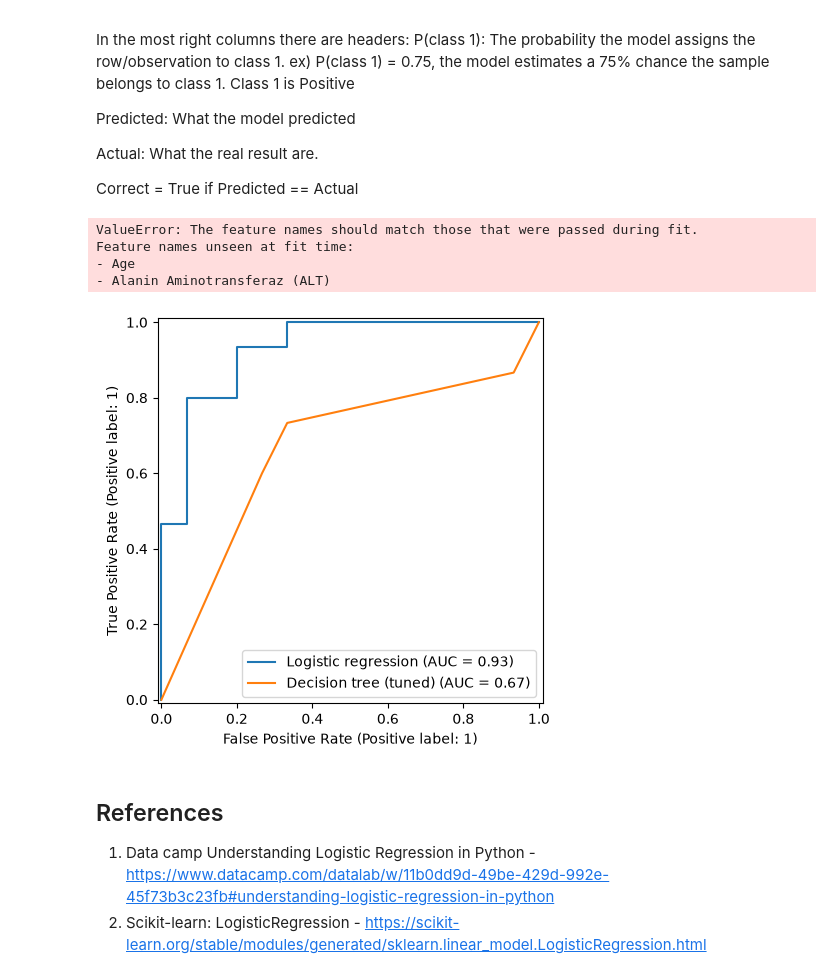
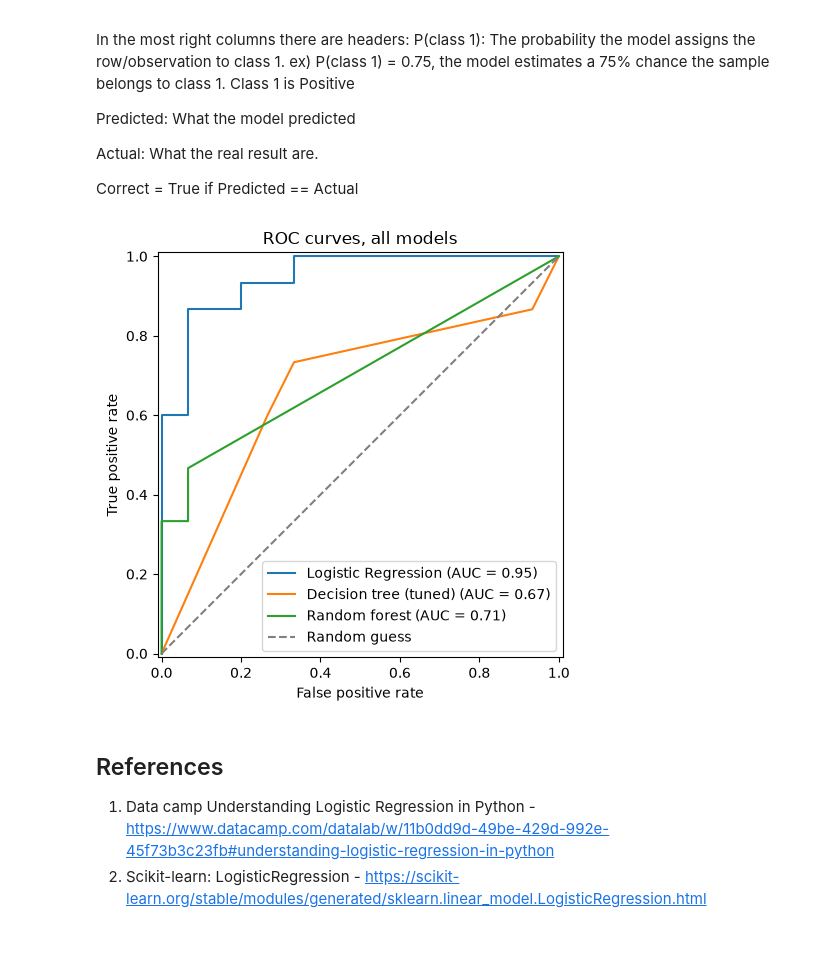
Before and after one commit to aaamainorg/dat540-group1, a Jupyter notebook: EML_gallstone.ipynb, the cells around one changed output. Drawn from its saved outputs; the diff is of its cells as text; code cells hidden in the pictures; blank space fills up the shorter version.

```diff
--- a/EML_gallstone.ipynb
+++ b/EML_gallstone.ipynb
@@ -938,10 +938,10 @@ Test data: (58, 38)
 #Scaling the features using StandardScaler
 scaler=StandardScaler()
 
-X_train[continous_features]=scaler.fit_transform(X_train[continous_features])
-X_test[continous_features]=scaler.transform(X_test[continous_features])
+X_train[SELECTED_FEATURES]=scaler.fit_transform(X_train[SELECTED_FEATURES])
+X_test[SELECTED_FEATURES]=scaler.transform(X_test[SELECTED_FEATURES])
 
-validation_set_df[continous_features]=scaler.transform(validation_set_df[continous_features])
+validation_set_df[SELECTED_FEATURES]=scaler.transform(validation_set_df[SELECTED_FEATURES])
 
-X_train[continous_features].describe().round(2)
+X_train[SELECTED_FEATURES].describe().round(2)
 # %% [output]
@@ -1743,7 +1744,7 @@ match feature_select:
 
 
 
-rf = RandomForrest(random_state = 14, test_size = 0.2, target = target, features = FEATURES) # Initiate RandomForrest with test_size = 0.3
+rf = RandomForrest(random_state = 77, test_size = TEST_SIZE, target = target, features = FEATURES) # Initiate RandomForrest with test_size = 0.3
 # rf.train_model() # Calling train_model with params
 
 # case 3: gives the best accuracy.
@@ -1856,21 +1857,17 @@ Correct = True if Predicted == Actual
 # %%
 fig, ax = plt.subplots(figsize=(6, 5))
 
-metrics.RocCurveDisplay.from_estimator(scaled_logreg_model, X_val, y_val, name = "Logistic regression", ax =  ax)
+metrics.RocCurveDisplay.from_estimator(scaled_logreg_model, X_val, y_val, name = "Logistic Regression", ax =  ax)
 metrics.RocCurveDisplay.from_estimator(dt_models["Tuned tree"], X_val, y_val, name = "Decision tree (tuned)", ax = ax)
-metrics.RocCurveDisplay.from_estimator(rf.model, X_val, y_val, name = "Random forest", ax = ax)
+metrics.RocCurveDisplay.from_estimator(rf.model, rfv.X_new, rfv.y_new, name = "Random forest", ax = ax)
 
 ax.plot([0, 1], [0, 1], "--", color = "grey", label = "Random guess")
 ax.set(title = "ROC curves, all models", xlabel = "False positive rate", ylabel = "True positive rate")
 ax.legend(loc = "lower right")
 plt.tight_layout()
 plt.show()
 # %% [output]
-ValueError: The feature names should match those that were passed during fit.
-Feature names unseen at fit time:
-- Age
-- Alanin Aminotransferaz (ALT)
-[figure, old version]
+[figure, new version]
 # %% [markdown]
 ## References
 
```
Also changed, not shown: parts of 12 cells of this notebook.
